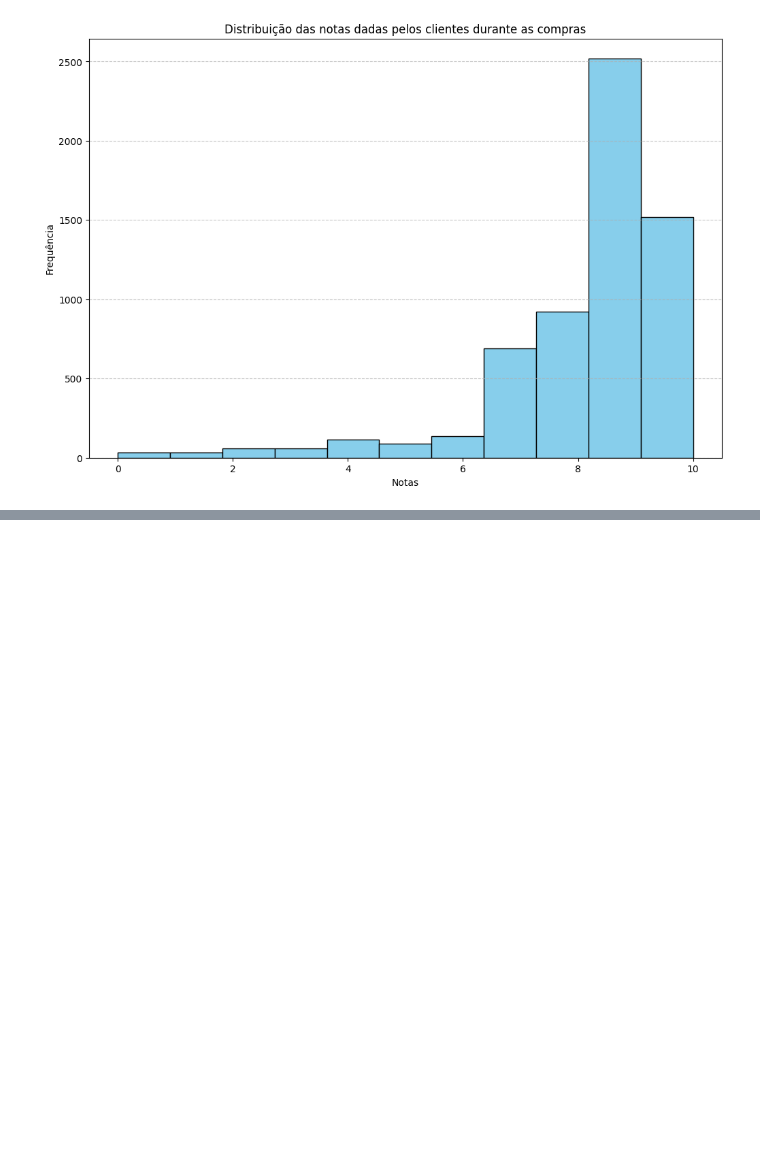
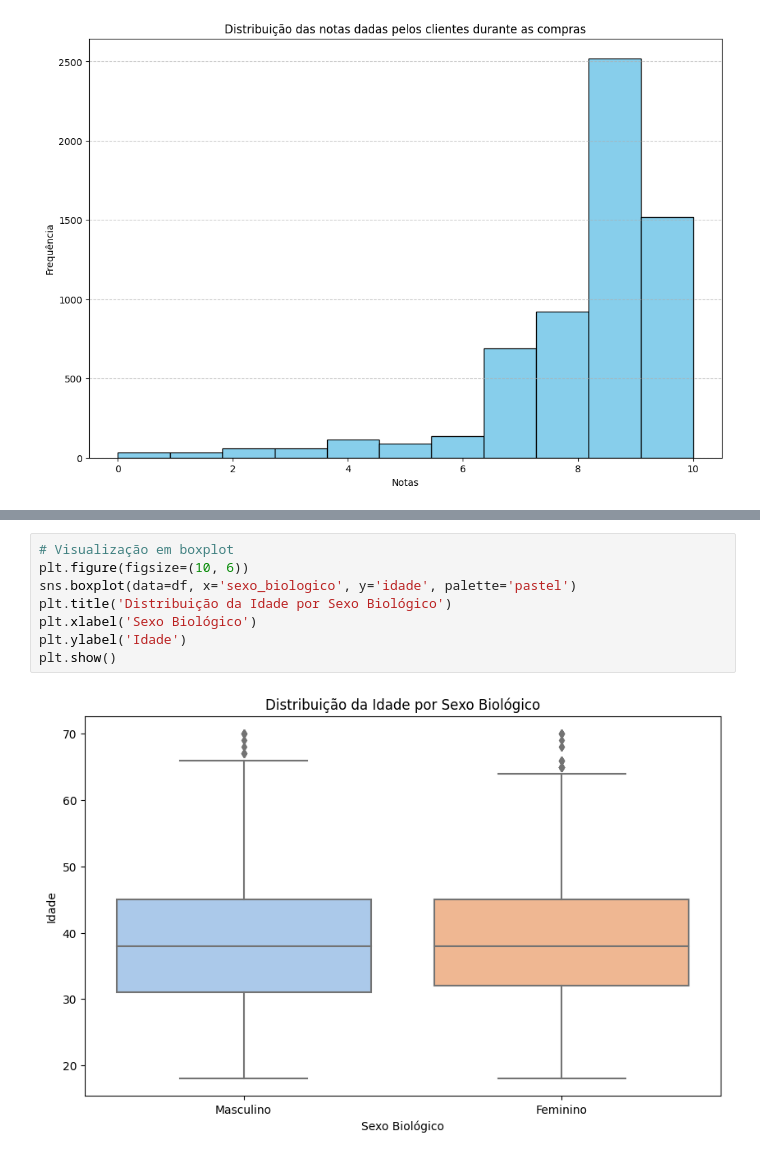
Before and after one commit to danielvieira95/Intelig-ncia-Artificial-e-Big-Data--2-2024, a Jupyter notebook: TurmaB/Aula10/codigo.ipynb, the cells around one changed output, grey strips where cells are left out. Drawn from its saved outputs; the diff is of its cells as text; blank space fills up the shorter version.

```diff
--- a/TurmaB/Aula10/codigo.ipynb
+++ b/TurmaB/Aula10/codigo.ipynb
@@ -407,0 +420,10 @@ plt.show()
+# %%
+# Visualização em boxplot
+plt.figure(figsize=(10, 6))
+sns.boxplot(data=df, x='sexo_biologico', y='idade', palette='pastel')
+plt.title('Distribuição da Idade por Sexo Biológico')
+plt.xlabel('Sexo Biológico')
+plt.ylabel('Idade')
+plt.show()
+# %% [output]
+[figure, added]
```
Also changed, not shown: parts of 2 cells of this notebook.
